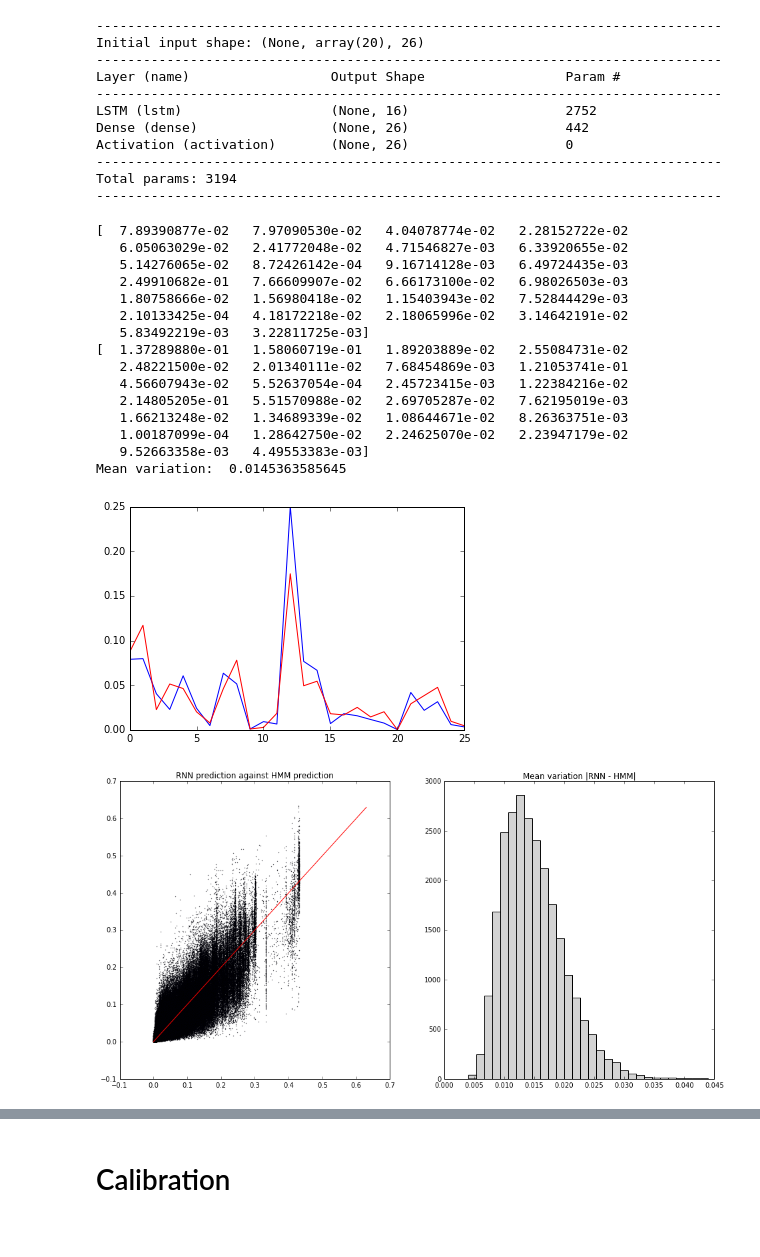
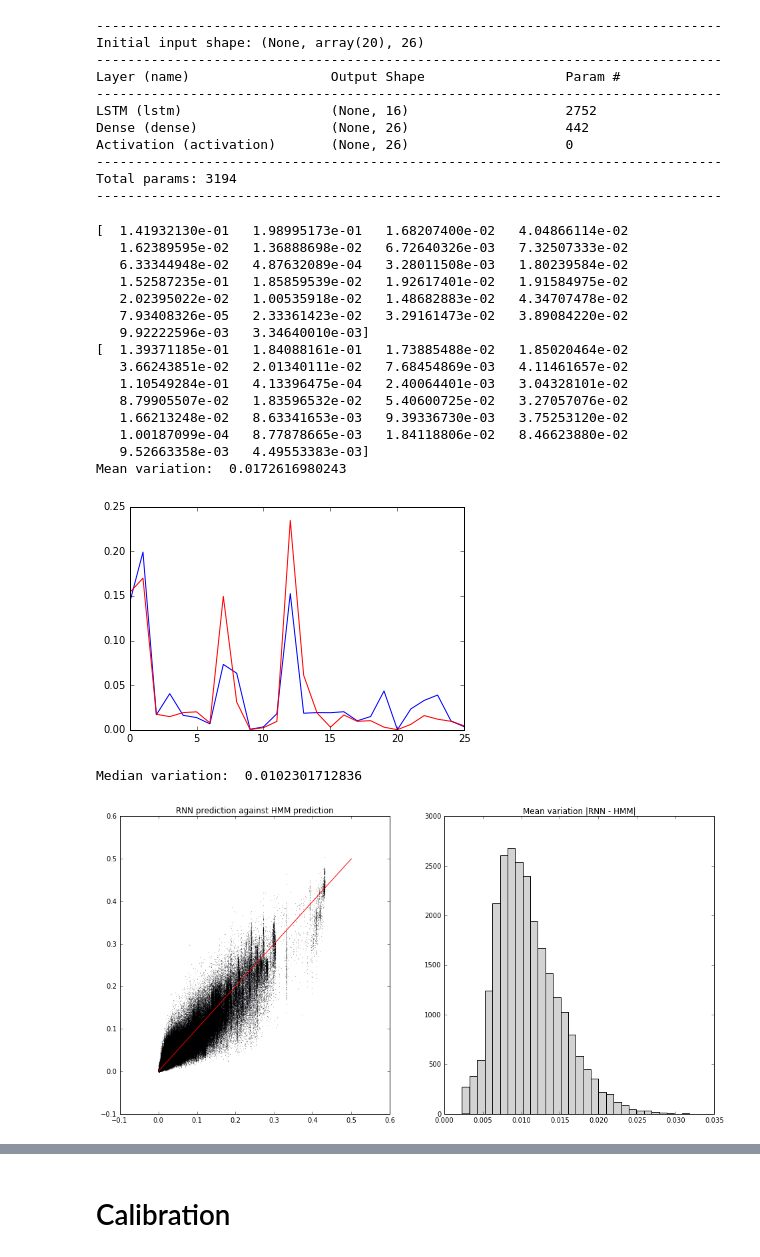
Before and after one commit to box121209/RNN-model-Markov, a Jupyter notebook: RNN_modelling.ipynb, the cells around one changed output, grey strips where cells are left out. Drawn from its saved outputs; the diff is of its cells as text; code cells hidden in the pictures.

```diff
--- a/RNN_modelling.ipynb
+++ b/RNN_modelling.ipynb
@@ -183,7 +184,7 @@ np.savez("%s/data" % wkdir,
 The code should be self-contained beyond this point...
 # %%
 # if old data, otherwise omit:
-wkdir = "./data/rnn_%s_states_%d_version_%d" % ("16",12,1)
+wkdir = "./data/rnn_%s_states_%d_version_%d" % ("16",12,2)
 # %%
 # load data:
 
@@ -400,45 +401,47 @@ plt.plot(rnn_pred[idx,:], 'b-')
 plt.plot(hmm_pred[idx,:], 'r-')
 plt.show()
 # %% [output]
-[  7.89390877e-02   7.97090530e-02   4.04078774e-02   2.28152722e-02
-   6.05063029e-02   2.41772048e-02   4.71546827e-03   6.33920655e-02
-   5.14276065e-02   8.72426142e-04   9.16714128e-03   6.49724435e-03
-   2.49910682e-01   7.66609907e-02   6.66173100e-02   6.98026503e-03
-   1.80758666e-02   1.56980418e-02   1.15403943e-02   7.52844429e-03
-   2.10133425e-04   4.18172218e-02   2.18065996e-02   3.14642191e-02
-   5.83492219e-03   3.22811725e-03]
-[  1.37289880e-01   1.58060719e-01   1.89203889e-02   2.55084731e-02
-   2.48221500e-02   2.01340111e-02   7.68454869e-03   1.21053741e-01
-   4.56607943e-02   5.52637054e-04   2.45723415e-03   1.22384216e-02
-   2.14805205e-01   5.51570988e-02   2.69705287e-02   7.62195019e-03
-   1.66213248e-02   1.34689339e-02   1.08644671e-02   8.26363751e-03
-   1.00187099e-04   1.28642750e-02   2.24625070e-02   2.23947179e-02
+[  1.41932130e-01   1.98995173e-01   1.68207400e-02   4.04866114e-02
+   1.62389595e-02   1.36888698e-02   6.72640326e-03   7.32507333e-02
+   6.33344948e-02   4.87632089e-04   3.28011508e-03   1.80239584e-02
+   1.52587235e-01   1.85859539e-02   1.92617401e-02   1.91584975e-02
+   2.02395022e-02   1.00535918e-02   1.48682883e-02   4.34707478e-02
+   7.93408326e-05   2.33361423e-02   3.29161473e-02   3.89084220e-02
+   9.92222596e-03   3.34640010e-03]
+[  1.39371185e-01   1.84088161e-01   1.73885488e-02   1.85020464e-02
+   3.66243851e-02   2.01340111e-02   7.68454869e-03   4.11461657e-02
+   1.10549284e-01   4.13396475e-04   2.40064401e-03   3.04328101e-02
+   8.79905507e-02   1.83596532e-02   5.40600725e-02   3.27057076e-02
+   1.66213248e-02   8.63341653e-03   9.39336730e-03   3.75253120e-02
+   1.00187099e-04   8.77878665e-03   1.84118806e-02   8.46623880e-02
    9.52663358e-03   4.49553383e-03]
-Mean variation:  0.0145363585645
+Mean variation:  0.0172616980243
-[figure, old version]
+[figure, new version]
 # %%
 plt.figure(figsize=(16,8))
 ax1 = plt.subplot2grid((1,2), (0, 0), colspan=1)
 ax2 = plt.subplot2grid((1,2), (0, 1), colspan=1)
 
 # plot RNN against HMM probabilities:
 hprob = hmm_pred[unroll:,:].flatten()
 rprob = rnn_pred.flatten()
 
 mx = max(max(hprob), max(rprob))
 idx = np.arange(0,mx,0.01)
 ax1.plot(idx, idx, 'r-')
-ax1.scatter(hprob, rprob, s=0.1)
+ax1.scatter(hprob, rprob, s=0.01)
 ax1.set_title("RNN prediction against HMM prediction")
 
 # histogram the mean variation between the two probability predictions:
 mvar = [mean_variation(rnn_pred[i,:], hmm_pred[i+unroll,:]) for i in range(len(text_test) - unroll)]
+print("Median variation: ", np.median(mvar))
 
 ax2.hist(mvar, bins=30, color='lightgrey')
 ax2.set_title("Mean variation |RNN - HMM|")
 plt.show()
 # %% [output]
+Median variation:  0.0102301712836
-[figure, old version]
+[figure, new version]
 # %%
 h_ent = [hp.entropy(hmm_pred[i,:]) for i in range(unroll, len(text_test))]
 r_ent = [hp.entropy(rnn_pred[i,:]) for i in range(len(text_test)-unroll)]
```
Also changed, not shown: parts of 6 cells of this notebook, 10 other files.
